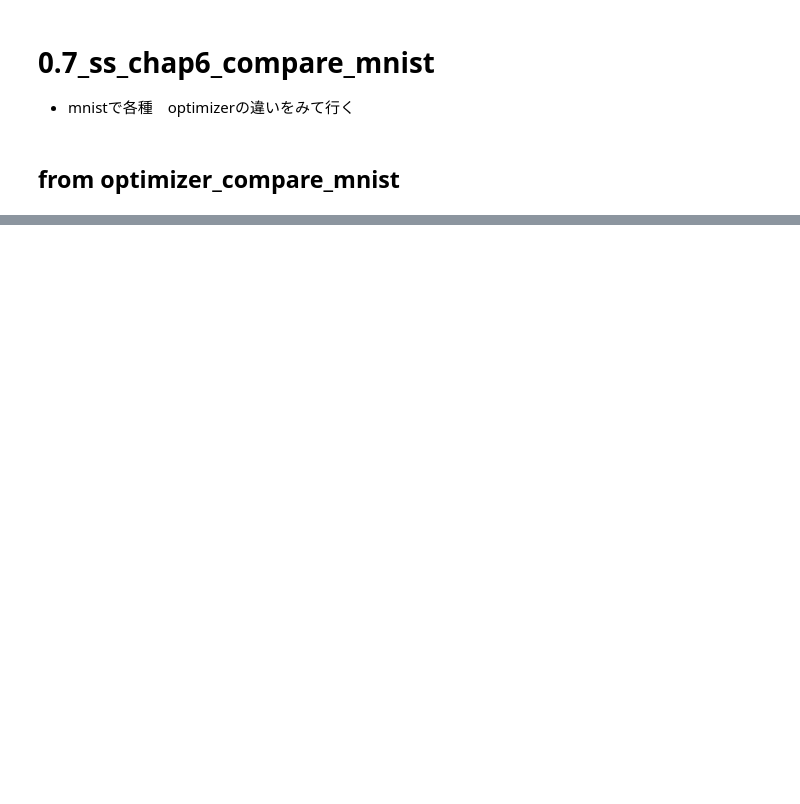
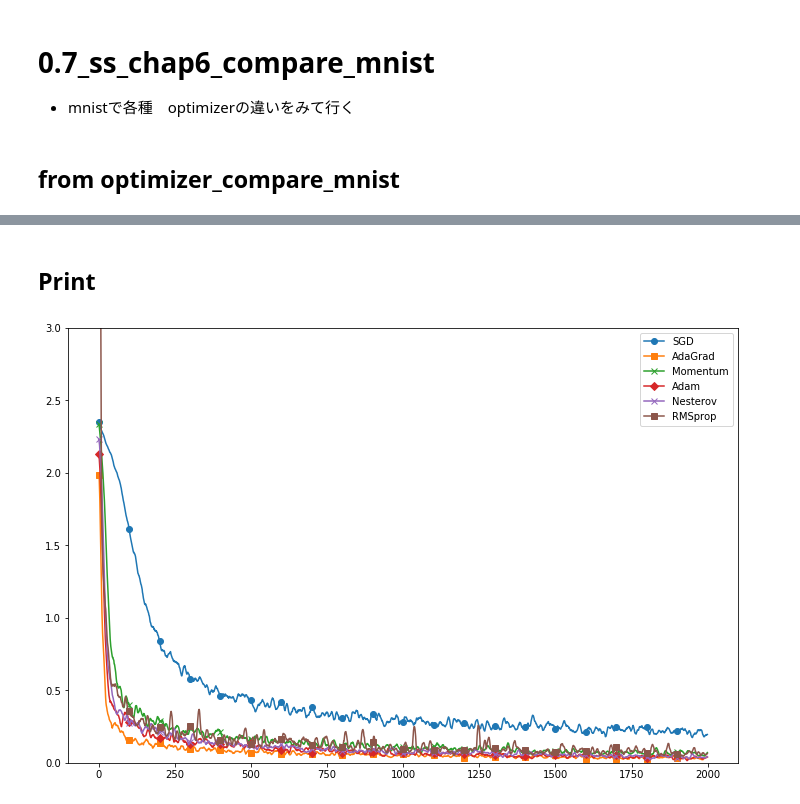
Before and after one commit to banbiossa/deep-learning-from-scrach, a Jupyter notebook: notebooks/0.7_ss_chap6_mnist_compare.ipynb, the cells around one changed output, grey strips where cells are left out. Saved outputs shown, nothing was run; the diff lists cells and outputs as text; code cells hidden in the pictures; blank space fills up the shorter version.

```diff
--- a/notebooks/0.7_ss_chap6_mnist_compare.ipynb
+++ b/notebooks/0.7_ss_chap6_mnist_compare.ipynb
@@ -30,0 +183,13 @@ logger = logging.getLogger()
+# %%
+optimizers = {}
+optimizers['SGD'] = SGD()
+optimizers['AdaGrad'] = AdaGrad()
+optimizers['Momentum'] = Momentum()
+optimizers['Adam'] = Adam()
+optimizers['Nesterov'] = Nesterov()
+optimizers['RMSprop'] = RMSprop()
+# %%
+train_loss = {}
+for key in optimizers.keys():
+        logging.info(f"Train: {key}")
+        train_loss[key] = train_network(optimizers[key])
@@ -30,0 +203,19 @@ logger = logging.getLogger()
+# %% [markdown]
+## Print
+# %%
+markers = {"SGD":"o",
+          "Momentum":"x",
+          "Nesterov":"x",
+          "AdaGrad": "s",
+          "RMSprop": "s",
+          "Adam": "D"}
+# %%
+fig, ax = plt.subplots(figsize=(12, 8))
+for key in optimizers.keys():
+        x = np.arange(len(train_loss[key]))
+        plt.plot(x, smooth_curve(train_loss[key]), label=key,
+                 marker=markers[key], markevery=100)
+        plt.ylim(0, 3)
+        plt.legend()
+# %% [output]
+[figure, added]
```
Also changed, not shown: parts of 23 cells of this notebook, 2 other files.
